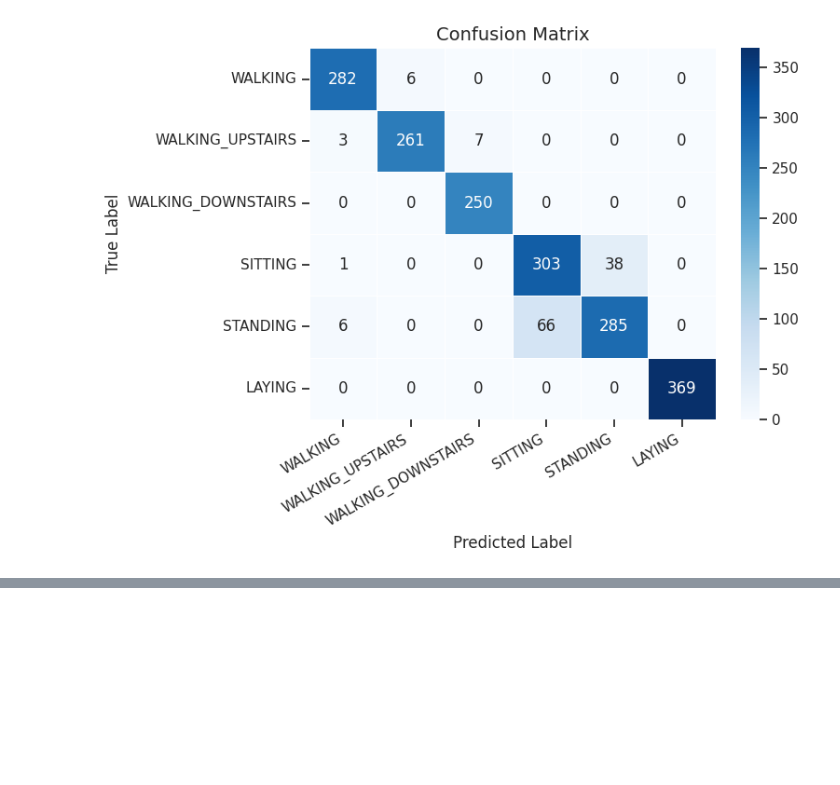
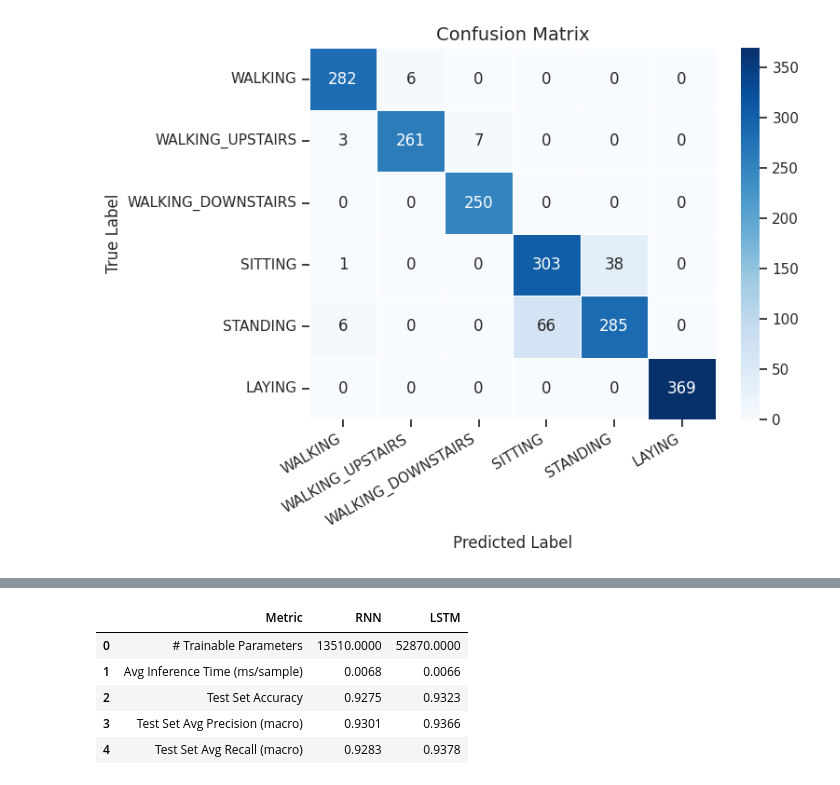
Before and after one commit to swayambhu2010/Python-Visibility, a Jupyter notebook: Module 2 Deep Learning Computer Vision Deployment/Recurrent neural networks/Week_9_v_0_0.ipynb, the cells around one changed output, grey strips where cells are left out. Saved outputs shown, nothing was run; the diff lists cells and outputs as text; code cells hidden in the pictures; blank space fills up the shorter version.

Commit message:
Performance metrics

```diff
--- a/Module 2 Deep Learning Computer Vision Deployment/Recurrent neural networks/Week_9_v_0_0.ipynb
+++ b/Module 2 Deep Learning Computer Vision Deployment/Recurrent neural networks/Week_9_v_0_0.ipynb
@@ -979,0 +1036,60 @@ LAYING                  1.0000      1.0000
+# %%
+# ─────────────────────────────────────────────────────────────────
+#  Compile and display a summary table of model performances.
+# ─────────────────────────────────────────────────────────────────
+
+# Calculate overall accuracy for RNN
+rnn_accuracy = (rnn__preds == rnn_true_labels).mean()
+
+# Calculate overall accuracy for LSTM
+lstm_accuracy = (lstm__preds == rnn_true_labels).mean()
+
+# Get average precision and recall for RNN (macro average for multi-class)
+rnn_precision_avg = precision_score(rnn_true_labels, rnn__preds, average='macro')
+rnn_recall_avg    = recall_score(rnn_true_labels, rnn__preds, average='macro')
+
+# Get average precision and recall for LSTM (macro average for multi-class)
+lstm_precision_avg = precision_score(rnn_true_labels, lstm__preds, average='macro')
+lstm_recall_avg    = recall_score(rnn_true_labels, lstm__preds, average='macro')
+
+# Create a dictionary to hold the summary data
+summary_data = {
+    'Metric': [
+        '# Trainable Parameters',
+        'Avg Inference Time (ms/sample)',
+        'Test Set Accuracy',
+        'Test Set Avg Precision (macro)',
+        'Test Set Avg Recall (macro)'
+    ],
+    'RNN': [
+        total_params_rnn_,
+        rnn_inference_time,
+        rnn_accuracy,
+        rnn_precision_avg,
+        rnn_recall_avg
+    ],
+    'LSTM': [
+        total_params_lstm_,
+        lstm_inference_time,
+        lstm_accuracy,
+        lstm_precision_avg,
+        lstm_recall_avg
+    ]
+}
+
+# Create a Pandas DataFrame from the summary data
+performance_df = pd.DataFrame(summary_data)
+
+# Format numerical columns for better readability
+performance_df['RNN'] = performance_df['RNN'].apply(lambda x: f'{x:,.0f}' if isinstance(x, int) else f'{x:.4f}')
+performance_df['LSTM'] = performance_df['LSTM'].apply(lambda x: f'{x:,.0f}' if isinstance(x, int) else f'{x:.4f}')
+
+# Display the DataFrame
+display(performance_df)
+# %% [output]
+|  | Metric | RNN | LSTM |
+| 0 | # Trainable Parameters | 13510.0000 | 52870.0000 |
+| 1 | Avg Inference Time (ms/sample) | 0.0068 | 0.0066 |
+| 2 | Test Set Accuracy | 0.9275 | 0.9323 |
+| 3 | Test Set Avg Precision (macro) | 0.9301 | 0.9366 |
+| 4 | Test Set Avg Recall (macro) | 0.9283 | 0.9378 |
```
Also changed, not shown: parts of 10 cells of this notebook.
